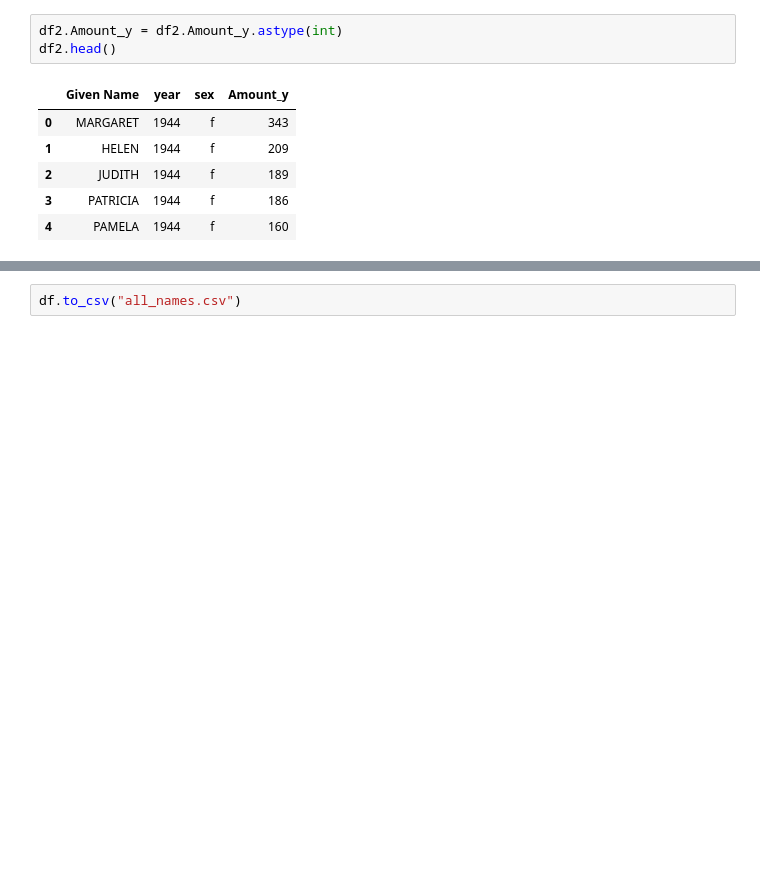
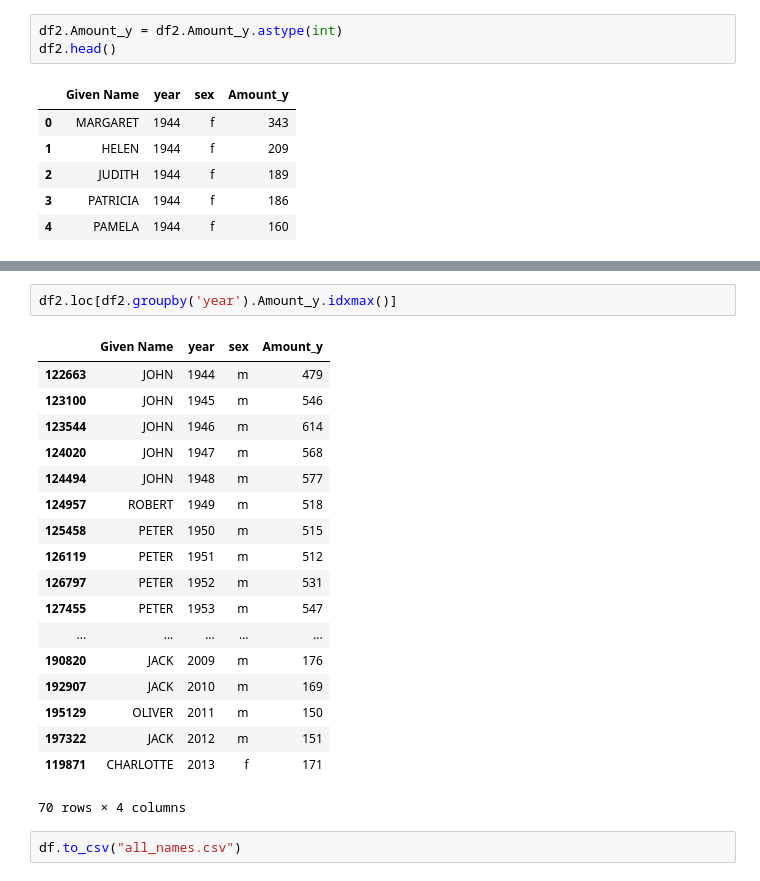
Before and after one commit to Kevinf7/PROJECT_Popular_baby_names, a Jupyter notebook: Baby Name.ipynb, the cells around one changed output, grey strips where cells are left out. Drawn from its saved outputs; the diff is of its cells as text; blank space fills up the shorter version.

```diff
--- a/Baby Name.ipynb
+++ b/Baby Name.ipynb
@@ -123,3 +138,24 @@ df2.loc[df2['Given Name']=='EMILY'].sort_values('year').set_index('year').plot(f
+# %%
+df2.loc[df2.groupby('year').Amount_y.idxmax()]
+# %% [output]
+|  | Given Name | year | sex | Amount_y |
+| 122663 | JOHN | 1944 | m | 479 |
+| 123100 | JOHN | 1945 | m | 546 |
+| 123544 | JOHN | 1946 | m | 614 |
+| 124020 | JOHN | 1947 | m | 568 |
+| 124494 | JOHN | 1948 | m | 577 |
+| 124957 | ROBERT | 1949 | m | 518 |
+| 125458 | PETER | 1950 | m | 515 |
+| 126119 | PETER | 1951 | m | 512 |
+| 126797 | PETER | 1952 | m | 531 |
+| 127455 | PETER | 1953 | m | 547 |
+| ... | ... | ... | ... | ... |
+| 190820 | JACK | 2009 | m | 176 |
+| 192907 | JACK | 2010 | m | 169 |
+| 195129 | OLIVER | 2011 | m | 150 |
+| 197322 | JACK | 2012 | m | 151 |
+| 119871 | CHARLOTTE | 2013 | f | 171 |
+70 rows × 4 columns
 # %%
 df.to_csv("all_names.csv")
 # %% [markdown]
```
Also changed, not shown: parts of 9 cells of this notebook.
